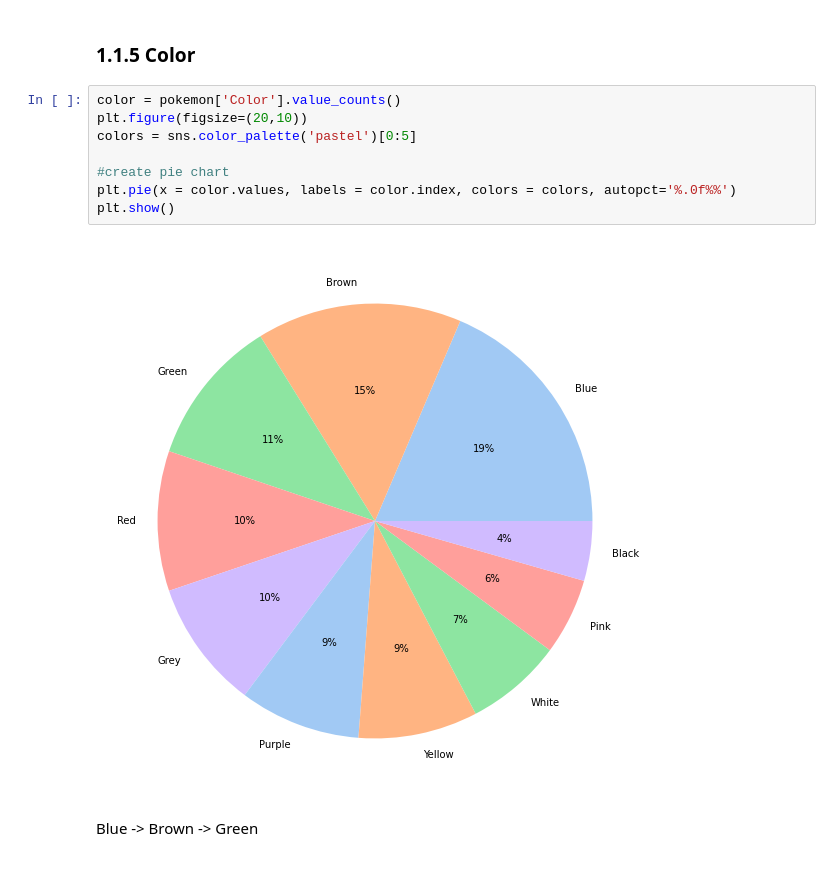
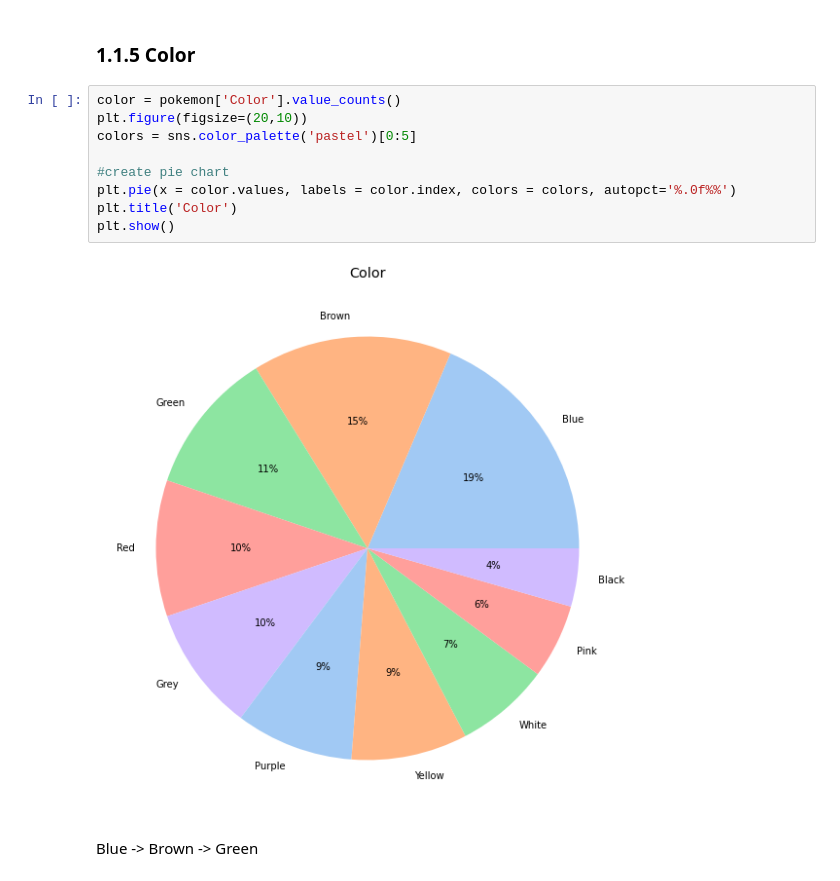
Before and after one commit to MarsSeo/kaggle, a Jupyter notebook: pokemon-data-visualization-is-or-not-legendary.ipynb, the cells around one changed output. Cells and saved outputs as stored; diff of their text form.

```diff
--- a/pokemon-data-visualization-is-or-not-legendary.ipynb
+++ b/pokemon-data-visualization-is-or-not-legendary.ipynb
@@ -158,13 +159,14 @@ bipedal_tailed is the most frequent body_style in the dataset(or in the pokemon
 # %%
 color = pokemon['Color'].value_counts()
 plt.figure(figsize=(20,10))
 colors = sns.color_palette('pastel')[0:5]
 
 #create pie chart
 plt.pie(x = color.values, labels = color.index, colors = colors, autopct='%.0f%%')
+plt.title('Color')
 plt.show()
 # %% [output]
-[figure, old version]
+[figure, new version]
 # %% [markdown]
 Blue -> Brown -> Green
 # %% [markdown]
```
Also changed, not shown: parts of 13 cells of this notebook.
